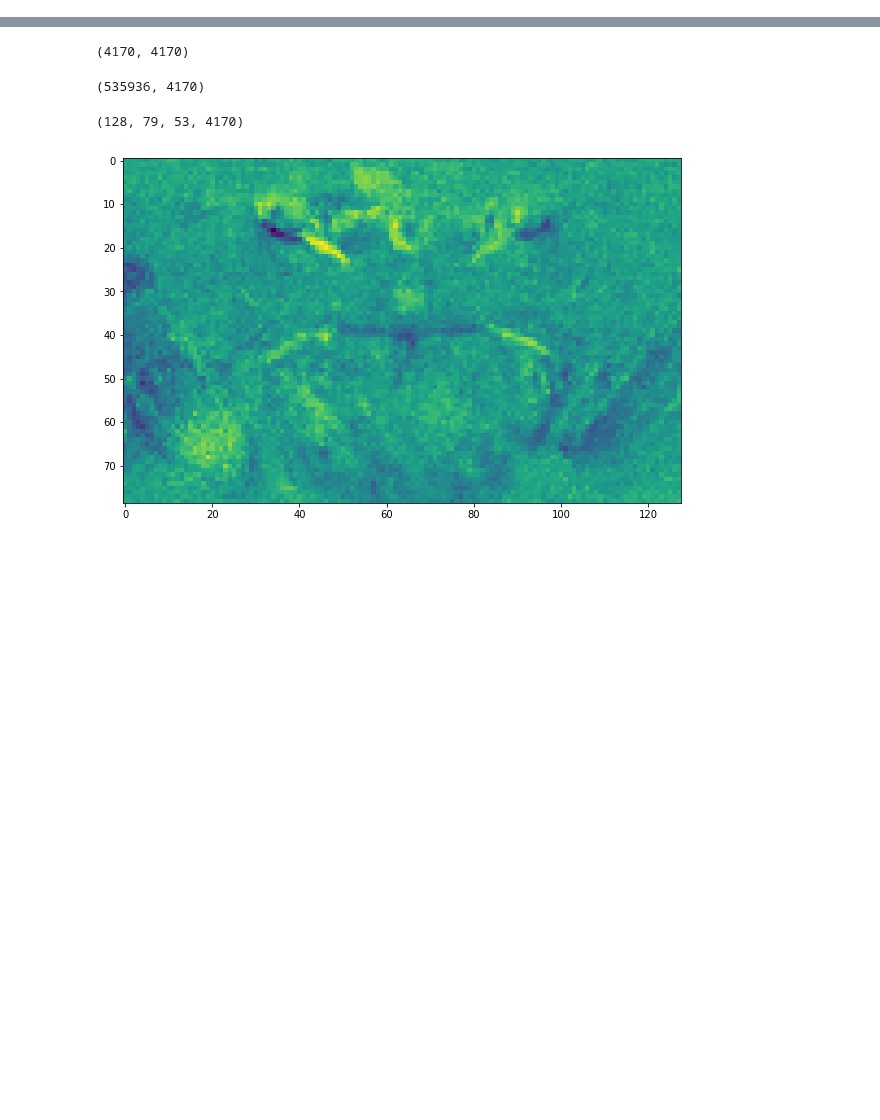
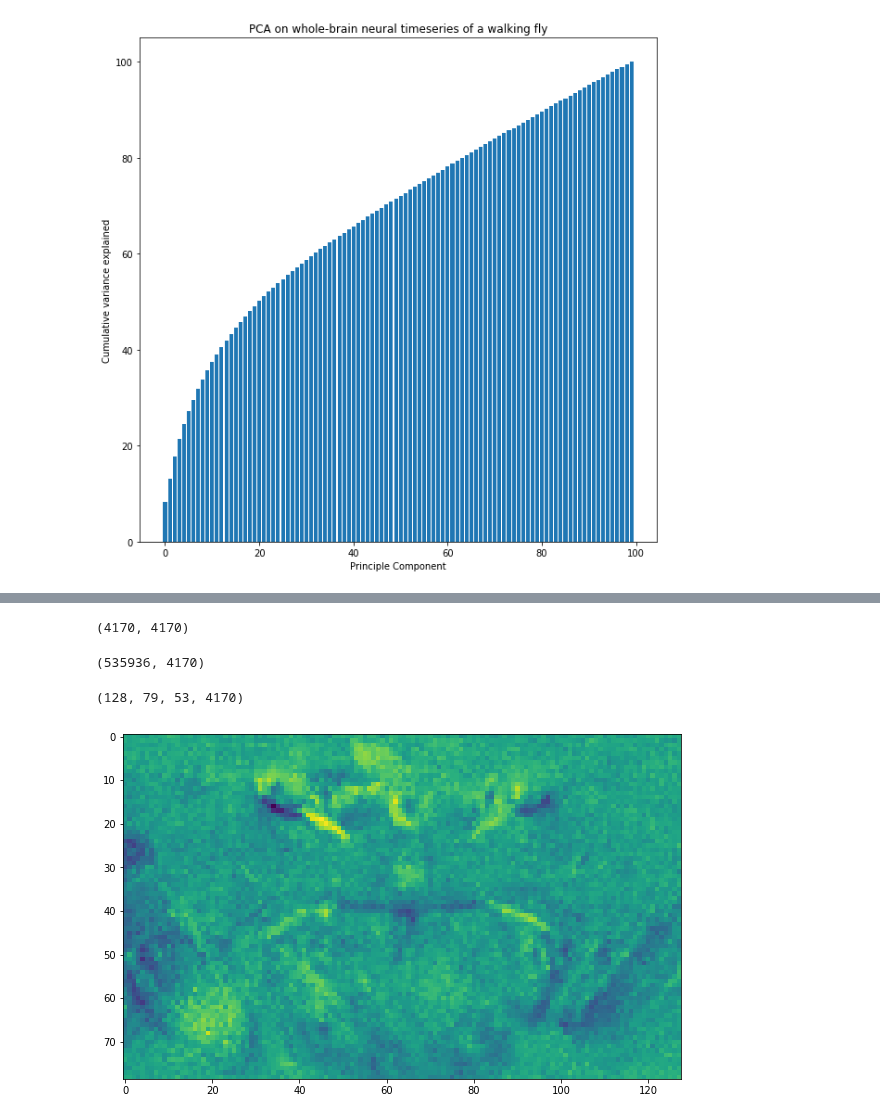
Before and after one commit to bellabrez/bigbadbrain, a Jupyter notebook: jupyter_notebooks/PCA.ipynb, the cells around one changed output, grey strips where cells are left out. Cells and saved outputs as stored; diff of their text form; code cells hidden in the pictures; blank space fills up the shorter version.

```diff
--- a/jupyter_notebooks/PCA.ipynb
+++ b/jupyter_notebooks/PCA.ipynb
@@ -42,0 +55,2 @@ data
+# %%
+var_exp = data[2]['pca_explained_variance_ratioFalse.npy']
@@ -42,0 +61,2 @@ data
+# %%
+normalized_var = (var_exp/np.sum(var_exp)*100)
@@ -42,0 +83,9 @@ data
+# %%
+plt.figure(figsize=(10,10))
+plt.bar(x=[i for i in range(100)],height=(np.cumsum(normalized_var)))
+plt.ylabel('Cumulative variance explained')
+plt.xlabel('Principle Component')
+plt.title('PCA on whole-brain neural timeseries of a walking fly')
+plt.show()
+# %% [output]
+[figure, added]
```
Also changed, not shown: parts of 15 cells of this notebook, 5 other files.
